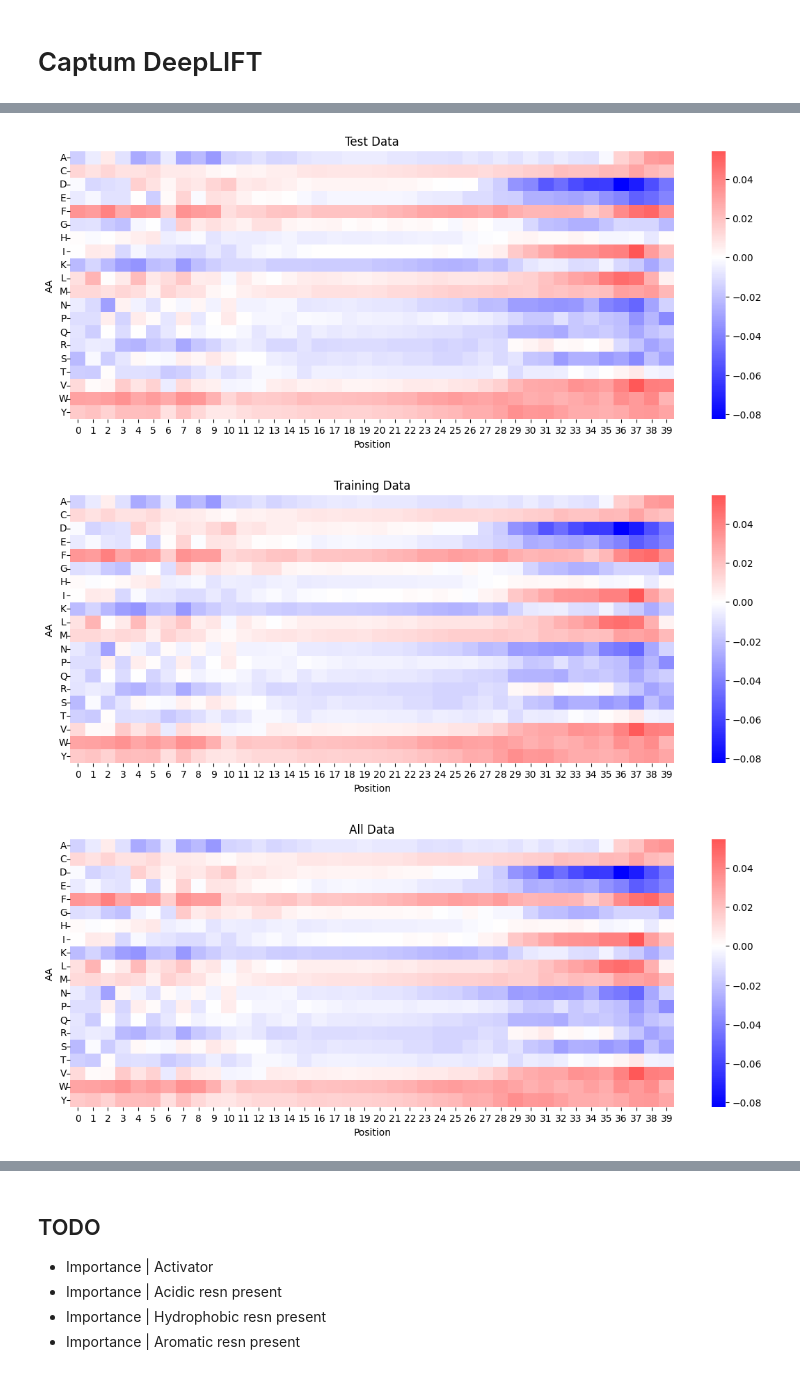
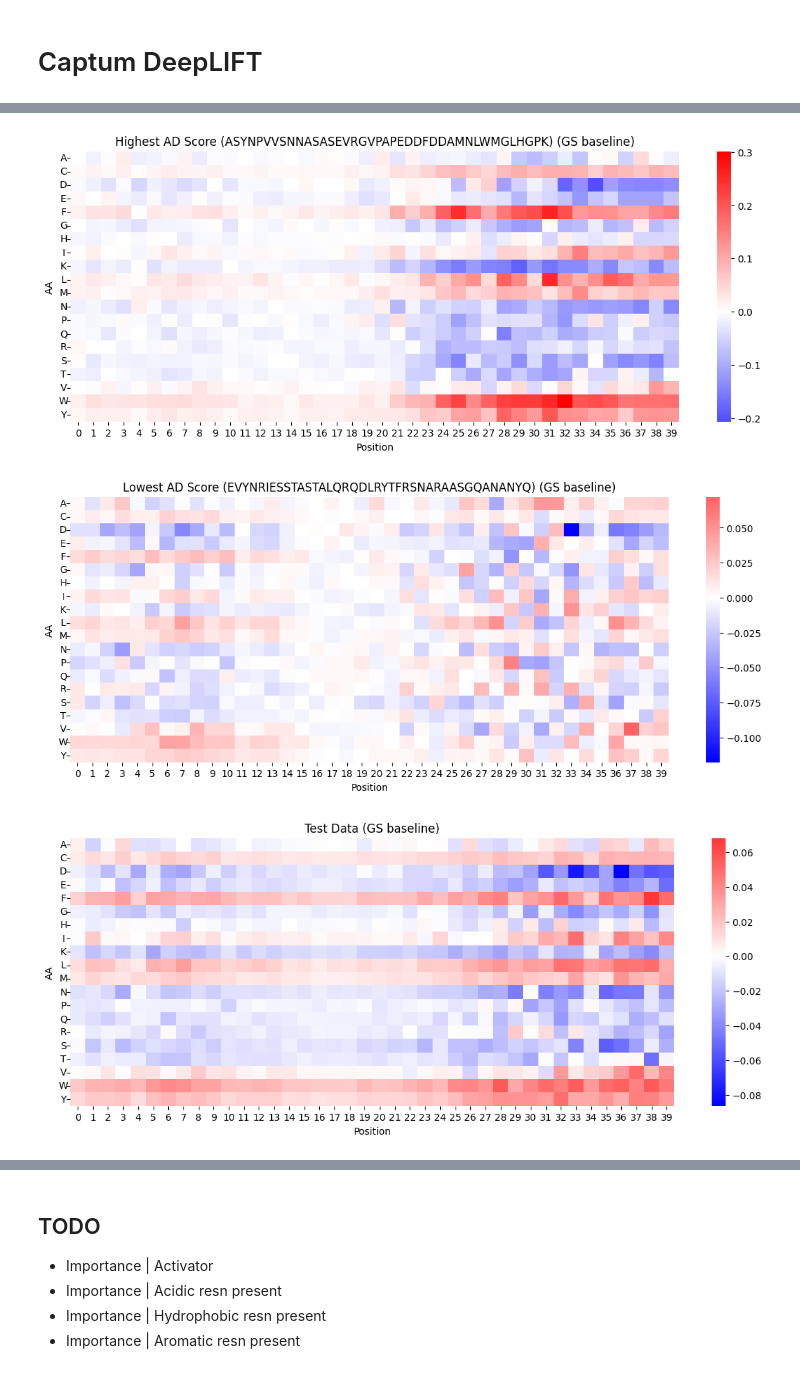
Before and after one commit to staller-lab/ADHunter-DeepLift, a Jupyter notebook: notebooks/250304_ADHunter_explicit1he.ipynb, the cells around one changed output, grey strips where cells are left out. Saved outputs shown, nothing was run; the diff lists cells and outputs as text; code cells hidden in the pictures.

```diff
--- a/notebooks/250304_ADHunter_explicit1he.ipynb
+++ b/notebooks/250304_ADHunter_explicit1he.ipynb
@@ -354,12 +443,29 @@ sns.reset_defaults()
 # %%
-def plot_attr(df, alphabet="ACDEFGHIKLMNPQRSTVWY", ax=None, title=None):
+from captum.attr import LayerDeepLift
+sns.reset_defaults()
+
+sample_input = torch.randint(0, 20, (1, 40), dtype=torch.int64)
+baseline_null = torch.zeros(1, 40, dtype=torch.int64) + 21
+baseline_gs = encode("".join(["GS" for _ in range(20)]))
+
+# baseline = weakAD
+# baseline = torch.zeros_like(sample_input, dtype=torch.int64)
+dl = LayerDeepLift(model, layer=model.model.emb, multiply_by_inputs=False,)
+
+def get_attr(dl, X, baseline, alphabet="ACDEFGHIKLMNPQRSTVWY"):
+    attr = dl.attribute(X, baselines=baseline, attribute_to_layer_input=True)
+    attr_df = pd.DataFrame(attr.mean(axis=0)).T
+    attr_df.index = list(alphabet)
+    return attr_df
+
+def plot_attr(df, ax=None, title=None):
     if ax is None:
         fig, ax = plt.subplots(figsize=(14,5))
     sns.heatmap(df, cmap="bwr", center=0, ax=ax)
     ax.set_ylabel("AA")
     ax.set_xlabel("Position")
     ax.set_xticklabels(range(40), ha="center", rotation=0)
-    ax.set_yticklabels(list(alphabet), ha="center", rotation=0)
+    ax.set_yticklabels(ax.get_yticklabels(), ha="center", rotation=0)
     if title is not None:
         ax.set_title(title)
     return ax
@@ -371,11 +508,27 @@ plt.show()
+# %%
+# 1: ATTRIBUTE WITH GS BASELINE
+# Get attributions for a random peptide
+attr_gs_baseline_df = get_attr(dl, sample_input, baseline=baseline_gs)
+# Get attributions for train and test sets
+attr_train_gs_baseline_df = get_attr(dl, X_train, baseline=baseline_gs)
+attr_test_gs_baseline_df = get_attr(dl, X_test, baseline=baseline_gs)
+# Get attributions for full dataset
+X_full = torch.tensor(X)
+attr_full_gs_baseline_df = get_attr(dl, X_full, baseline=baseline_gs)
+attr_strong_gs_baseline_df = get_attr(dl, strongAD, baseline=baseline_gs)
+attr_weak_gs_baseline_df = get_attr(dl, weakAD, baseline=baseline_gs)
 # %%
-plot_attr(attr_test_df, title="Test Data")
+plot_attr(attr_strong_gs_baseline_df, title=f"Highest AD Score ({strong}) (GS baseline)")
 plt.show()
-plot_attr(attr_train_df, title="Training Data")
+plot_attr(attr_weak_gs_baseline_df, title=f"Lowest AD Score ({weak}) (GS baseline)")
 plt.show()
-plot_attr(attr_full_df, title="All Data")
+plot_attr(attr_test_gs_baseline_df, title="Test Data (GS baseline)")
 plt.show()
+plot_attr(attr_train_gs_baseline_df, title="Training Data (GS baseline)")
+plt.show()
+plot_attr(attr_full_gs_baseline_df, title="All Data (GS baseline)")
+plt.show()
 # %% [output]
-[figure, old version]
+[figure, new version]
-[figure, old version]
+[figure, new version]
-[figure, old version]
+[figure, new version]
```
Also changed, not shown: parts of 25 cells of this notebook.
